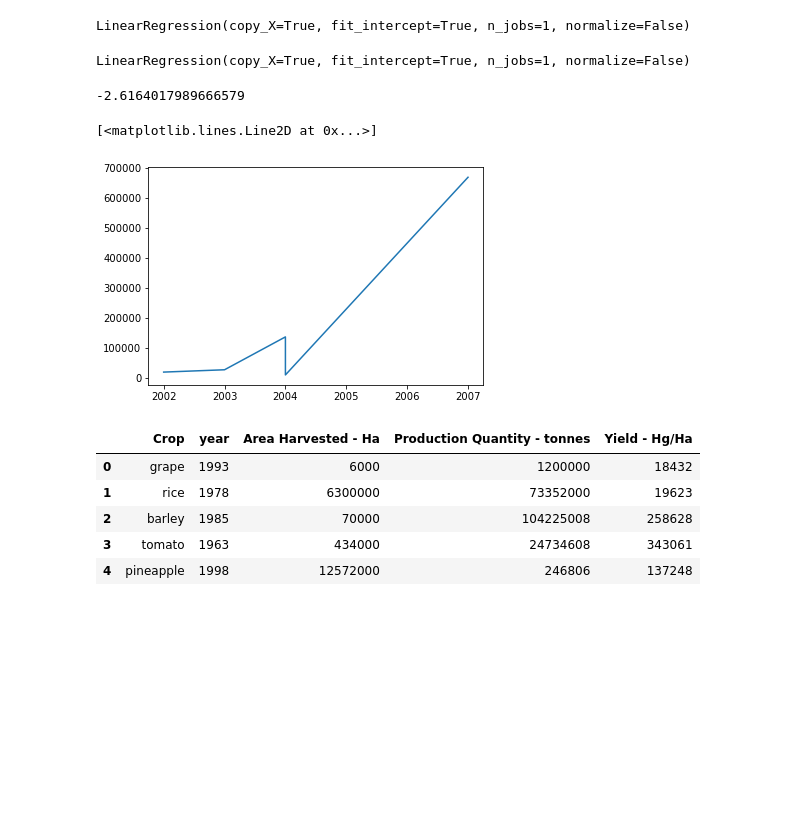
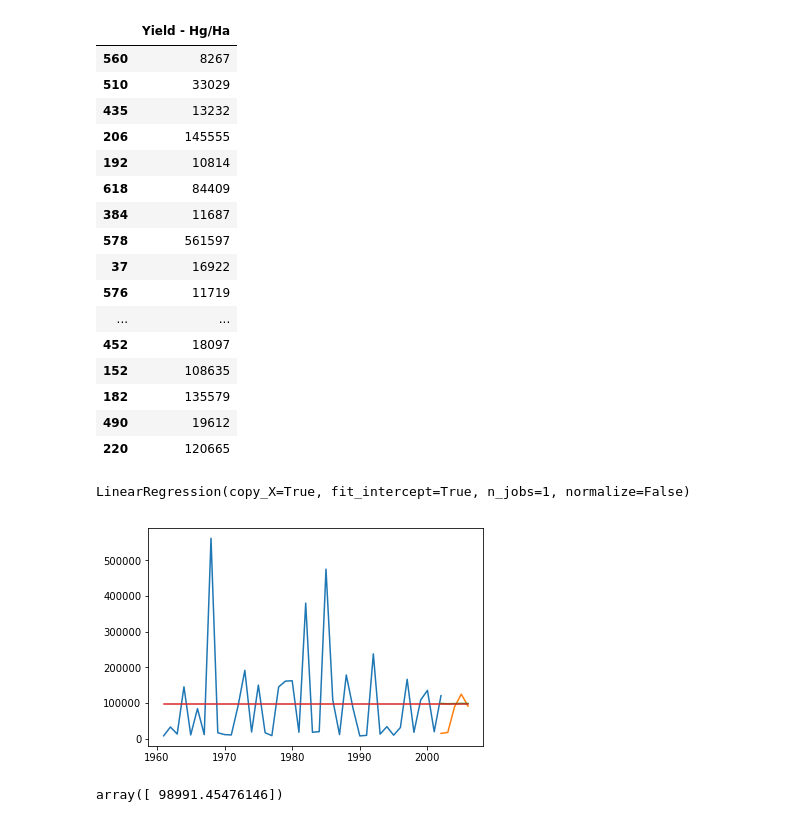
Before and after one commit to pateash/kisanmitra-python, a Jupyter notebook: kisanmitra_machine_learning.ipynb, the cells around one changed output. Saved outputs shown, nothing was run; the diff lists cells and outputs as text; code cells hidden in the pictures; blank space fills up the shorter version.

```diff
--- a/kisanmitra_machine_learning.ipynb
+++ b/kisanmitra_machine_learning.ipynb
@@ -58,35 +82,53 @@ X.tail()# all columns other than last
 # %%
-X=X[-10:]
-y=y[-10:]#last 10
+Xdas=X[-10:-5]
+ydas=y[-10:-5]#last 10
+ydas
+# %% [output]
+|  | Yield - Hg/Ha |
+| 560 | 8267 |
+| 510 | 33029 |
+| 435 | 13232 |
+| 206 | 145555 |
+| 192 | 10814 |
+| 618 | 84409 |
+| 384 | 11687 |
+| 578 | 561597 |
+| 37 | 16922 |
+| 576 | 11719 |
+| ... | ... |
+| 452 | 18097 |
+| 152 | 108635 |
+| 182 | 135579 |
+| 490 | 19612 |
+| 220 | 120665 |
 # %%
 """
 as fit() method can't use 'string' and out "Crop" column has string so we have to transform into intergers
 method 1 - find number of classes and assign unique id manually
 method 2 - let python do that for us ,using 'labelEncoder' class
 """
-model.fit(X,y)
+model.fit(Xdas,ydas)
 # %% [output]
 LinearRegression(copy_X=True, fit_intercept=True, n_jobs=1, normalize=False)
-# %%
-model.fit(X[::2],y[::2])
-# %% [output]
-LinearRegression(copy_X=True, fit_intercept=True, n_jobs=1, normalize=False)
 # %%
-model.score(X[:],y[:])
+#model.score(X[-5:],y[-5:])
-# %% [output]
--2.6164017989666579
-# %%
-pp.plot(X['year'][-10:],y[-10:])
-# %% [output]
-[<matplotlib.lines.Line2D at 0x...>]
-[figure, removed]
-# %%
-data.head()
-# %% [output]
-|  | Crop | year | Area Harvested - Ha | Production Quantity - tonnes | Yield - Hg/Ha |
-| 0 | grape | 1993 | 6000 | 1200000 | 18432 |
-| 1 | rice | 1978 | 6300000 | 73352000 | 19623 |
-| 2 | barley | 1985 | 70000 | 104225008 | 258628 |
-| 3 | tomato | 1963 | 434000 | 24734608 | 343061 |
-| 4 | pineapple | 1998 | 12572000 | 246806 | 137248 |
+# %%
+pp.plot([i+1961 for i in range(42)],y[:-5])
+pp.plot([i+2002 for i in range(5)],y[-5:])
+pp.plot([i+2002 for i in range(5)],model.predict(X[-5:]))
+import numpy as np
+import matplotlib.pyplot as pp
+def graph(formula, x_range):
+    x = np.array(x_range)
+    y = eval(formula)
+    pp.plot(x, y)
+    pp.show()
+graph('-0.0010307*x+96645.9754983',range(1961,2007))
+# %% [output]
+[figure, added]
+# %%
+model.intercept_
+#model.coef_
+# %% [output]
+array([ 98991.45476146])
 # %%
```
Also changed, not shown: parts of 9 cells of this notebook, 2 other files.
